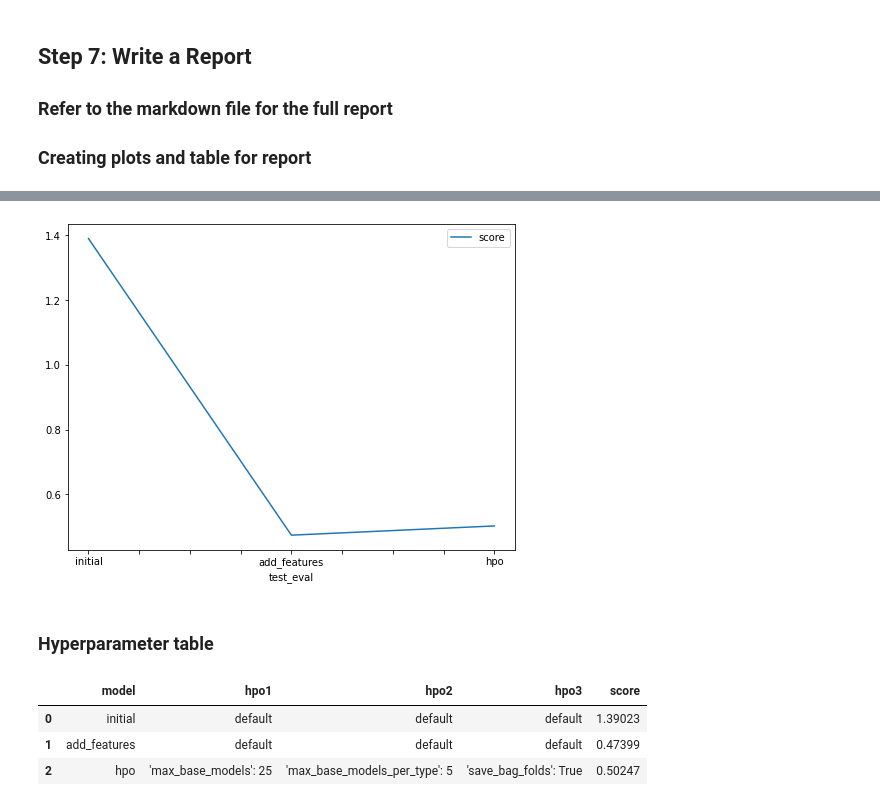
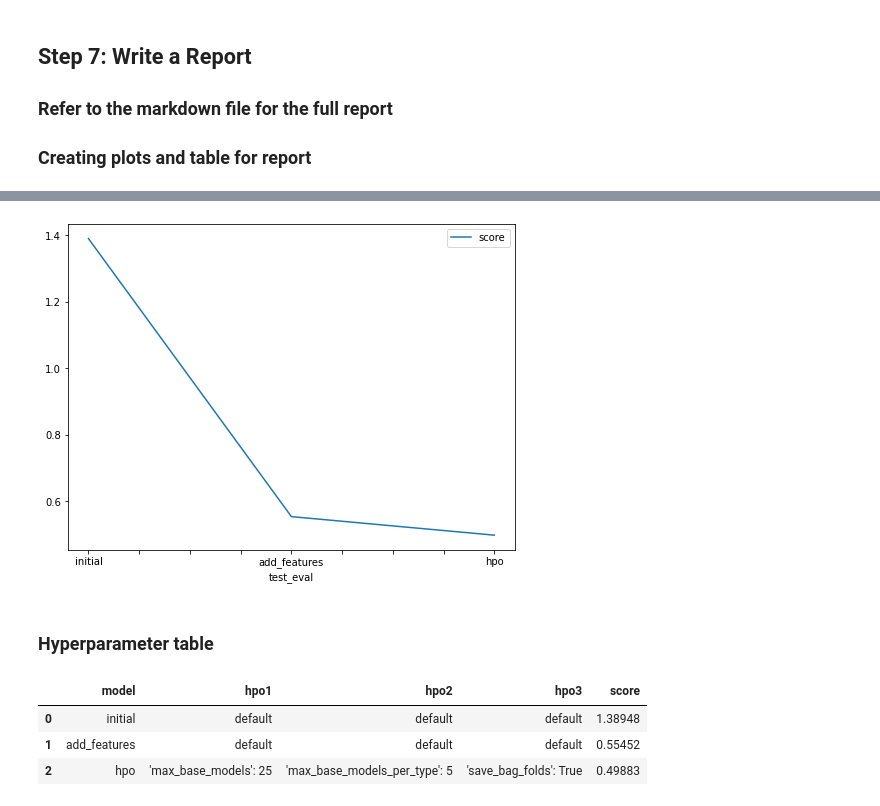
Before and after one commit to nelsongcg/bikesharing, a Jupyter notebook: project/project-notebook.ipynb, the cells around one changed output, grey strips where cells are left out. Cells and saved outputs as stored; diff of their text form; code cells hidden in the pictures.

```diff
--- a/project/project-notebook.ipynb
+++ b/project/project-notebook.ipynb
@@ -809,14 +810,14 @@ fig.savefig('model_train_score.png')
 # %%
 # Take the 3 kaggle scores and creating a line plot to show improvement
 fig = pd.DataFrame(
     {
         "test_eval": ["initial", "add_features", "hpo"],
-        "score": [1.39023, 0.47399, 0.50247]
+        "score": [1.38948, 0.55452, 0.49883]
     }
 ).plot(x="test_eval", y="score", figsize=(8, 6)).get_figure()
 fig.savefig('model_test_score.png')
 # %% [output]
-[figure, old version]
+[figure, new version]
 # %% [markdown]
 ### Hyperparameter table
 # %%
@@ -826,10 +827,10 @@ pd.DataFrame({
     "hpo1": ["default", "default", "'max_base_models': 25"],
     "hpo2": ["default","default" , " 'max_base_models_per_type': 5"],
     "hpo3": ["default", "default", "'save_bag_folds': True"],
-    "score": [1.39023, 0.47399, 0.50247]
+    "score": [1.38948, 0.55452, 0.49883]
 })
 # %% [output]
 |  | model | hpo1 | hpo2 | hpo3 | score |
-| 0 | initial | default | default | default | 1.39023 |
-| 1 | add_features | default | default | default | 0.47399 |
-| 2 | hpo | 'max_base_models': 25 | 'max_base_models_per_type': 5 | 'save_bag_folds': True | 0.50247 |
+| 0 | initial | default | default | default | 1.38948 |
+| 1 | add_features | default | default | default | 0.55452 |
+| 2 | hpo | 'max_base_models': 25 | 'max_base_models_per_type': 5 | 'save_bag_folds': True | 0.49883 |
```
Also changed, not shown: parts of 23 cells of this notebook, 4 other files.
